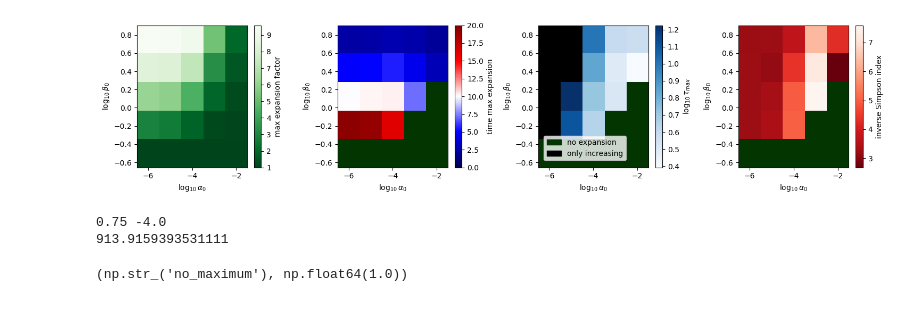
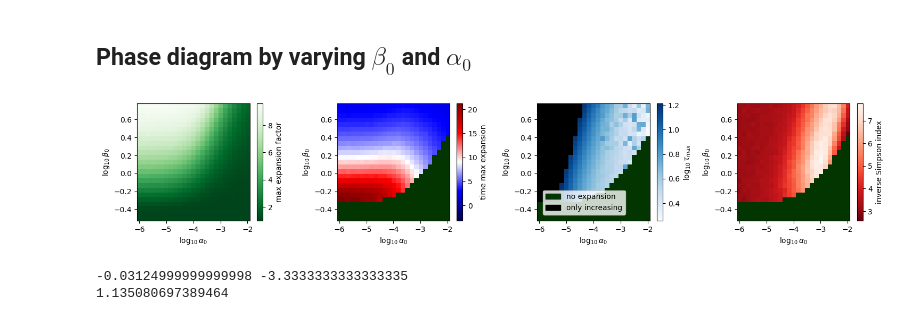
Before and after one commit to statbiophys/TT-inhibition, a Jupyter notebook: phase_diagram_b0_a0_comp.ipynb, the cells around one changed output. Cells and saved outputs as stored; diff of their text form; code cells hidden in the pictures.

Commit message:
new phase diagram data and analysis with a constrained beta0

```diff
--- a/phase_diagram_b0_a0_comp.ipynb
+++ b/phase_diagram_b0_a0_comp.ipynb
@@ -9,6 +9,8 @@ import pickle
 # module containing the main functions
 import utils as ut
 import utils_phase_diagr as ut_pd
+# %% [markdown]
+## Phase diagram by varying $\beta_0$ and $\alpha_0$
 # %%
 # Parameters
 
@@ -28,7 +30,7 @@ no_max_perc = 0.9
 min_expans = 1.5
 
 # Time of max expansion
-t_T_max = 10
+t_T_max = 9
 
 # Number of realizations in an ensemble
 R = 1000
@@ -84,7 +86,7 @@ other_params = {'theta_stop': theta, 'no_max_perc': no_max_perc, 'min_expans': m
 other_params = {**tau_samp.get_pars(), **other_params}
 pars.print_on_file('out_data/phase_diagram/', name, other_params)
 # %%
-name = 'b0_a0_25'
+name = 'b0_a0_625'
 
 # Importing the parameters
 params = pd.read_csv(f'out_data/phase_diagram/{name}.tsv', sep='\t', header=None, index_col=0)[1].to_dict()
@@ -100,7 +102,7 @@ outcome_mat[Ttot_mat < params['min_expans'] * tau_samp.n_samples] = 'extinct'
 # %%
 # Plotting the phase diagrams
 
-fig, (ax1, ax2, ax3, ax4) = plt.subplots(1, 4, figsize=(15,3.5))
+fig, (ax1, ax2, ax3, ax4) = plt.subplots(1, 4, figsize=(15,3.0))
 
 xs, ys = np.log10(alpha0s), np.log10(beta0s)
 extent = (xs[0] - (xs[1]-xs[0])/2, xs[-1] + (xs[1]-xs[0])/2, ys[0] - (ys[1]-ys[0])/2, ys[-1] + (ys[1]-ys[0])/2)
@@ -109,42 +111,38 @@ for ax in [ax1, ax2, ax3, ax4]:
     ax.set_ylabel(r'$\log_{10}\beta_{0}$')
 
 ax1.imshow(Ttot_mat[::-1] / params['n_samples'], extent=extent, aspect='auto', cmap='Greens_r')
 cb1 = fig.colorbar(ax1.images[0], ax=ax1)
 cb1.set_label('max expansion factor')
 
 # Centering the colormap around zero
 delta = max(np.max(t_T_max_mat) - t_T_max, t_T_max - np.min(t_T_max_mat))
 ax2.imshow(t_T_max_mat[::-1], extent=extent, aspect='auto', cmap='seismic', vmax=t_T_max + delta, vmin=t_T_max - delta)
 ax2 = ut_pd.add_phases(ax2, outcome_mat, extent, add_increasing=False)
 cb2 = fig.colorbar(ax2.images[0], ax=ax2)
 cb2.set_label('time max expansion')
 
 aux_mat = np.where(outcome_mat == 'maximum', x_max_mat, float('nan'))
 ax3.imshow(aux_mat[::-1], extent=extent, aspect='auto', cmap='Blues')
 ax3 = ut_pd.add_phases(ax3, outcome_mat, extent, legend=True)
 cb3 = fig.colorbar(ax3.images[0], ax=ax3)
 cb3.set_label(r'$\log_{10}\tau_{max}$')
 
 aux_mat = np.where(outcome_mat != 'extinct', simps_mat, float('nan'))
 ax4.imshow(aux_mat[::-1], extent=extent, aspect='auto', cmap='Reds_r')
 ax4 = ut_pd.add_phases(ax4, outcome_mat, extent, add_increasing=False)
 cb4 = fig.colorbar(ax4.images[0], ax=ax4)
 cb4.set_label('inverse Simpson index')
 
 
 plt.tight_layout()
 
 plt.savefig('plots/phase_diagram/'+name+'.svg', dpi=200, facecolor='w')
 # %% [output]
-[figure, old version]
+[figure, new version]
 # %%
-i,j = -4, -3
+i,j = 9, 16
 print(np.log10(beta0s[i]), np.log10(alpha0s[j]))
-print()
+print(x_max_mat[i,j])
 # %% [output]
-0.75 -4.0
-913.9159393531111
+-0.03124999999999998 -3.3333333333333335
+1.135080697389464
-# %%
-outcome_mat[i,j], frac_nomax_mat[i,j]
-# %% [output]
-(np.str_('no_maximum'), np.float64(1.0))
```
Also changed, not shown: 12 other files.
